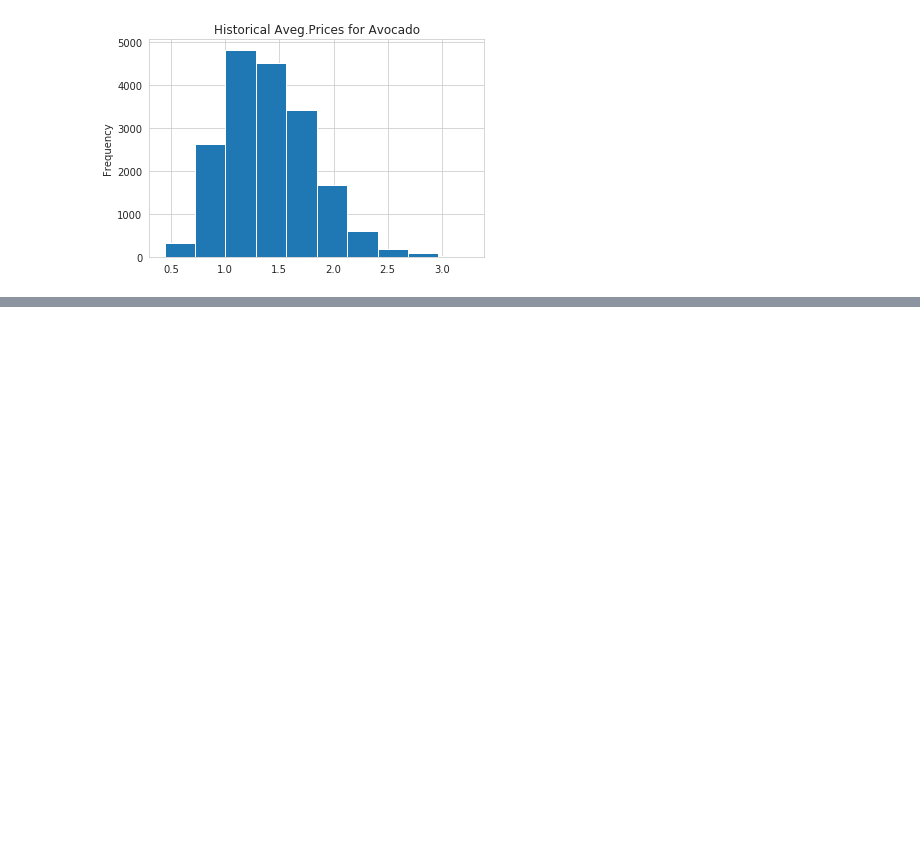
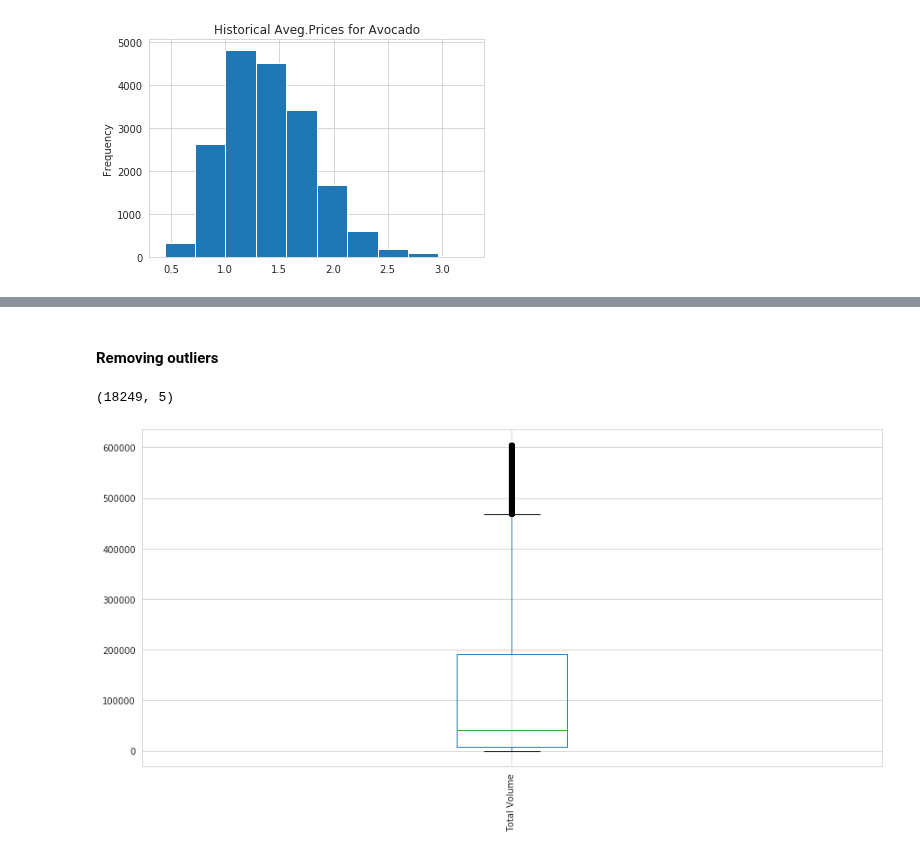
Before and after one commit to Wetpaint3/Blogs, a Jupyter notebook: Monte_Carlo_Simulations.ipynb, the cells around one changed output, grey strips where cells are left out. Cells and saved outputs as stored; diff of their text form; code cells hidden in the pictures; blank space fills up the shorter version.

```diff
--- a/Monte_Carlo_Simulations.ipynb
+++ b/Monte_Carlo_Simulations.ipynb
@@ -45,0 +57,10 @@ df['Demand'].plot(kind='hist', title='Historical Demand for Avocado');
+# %% [markdown]
+#### Removing outliers
+# %%
+q = df["Total Volume"].quantile(0.8)
+dfwo = df[df["Total Volume"] < q]
+print(df.shape)
+dfwo.boxplot('Total Volume',figsize = (15,7), rot=90);
+# %% [output]
+(18249, 5)
+[figure, added]
```
Also changed, not shown: parts of 6 cells of this notebook.
